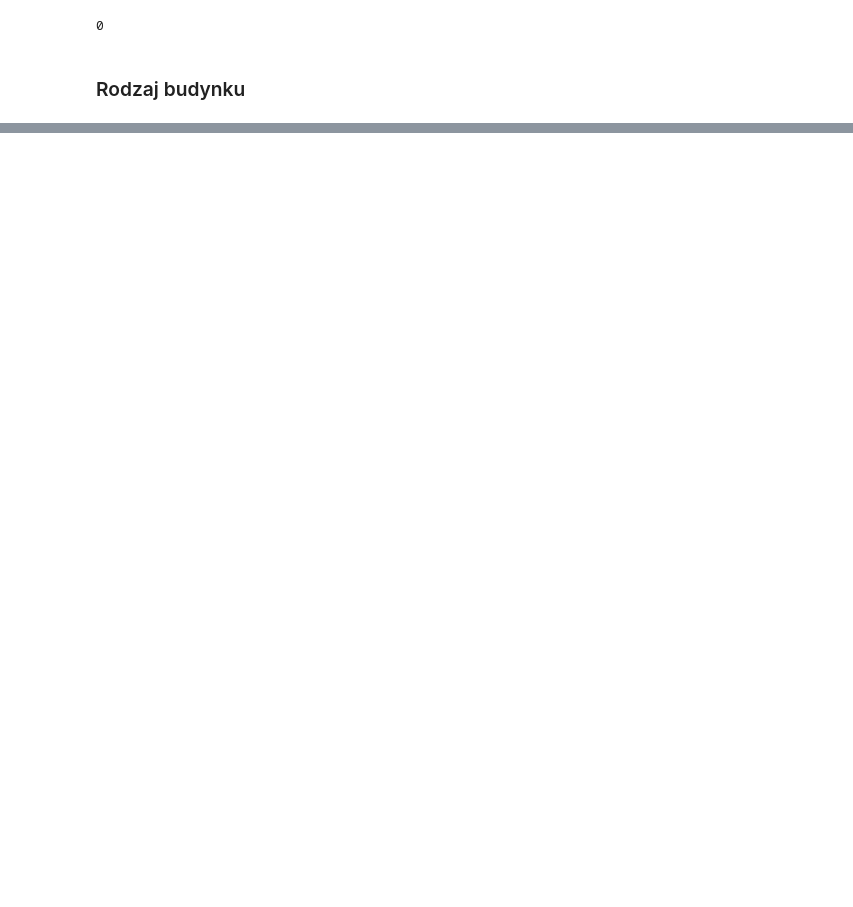
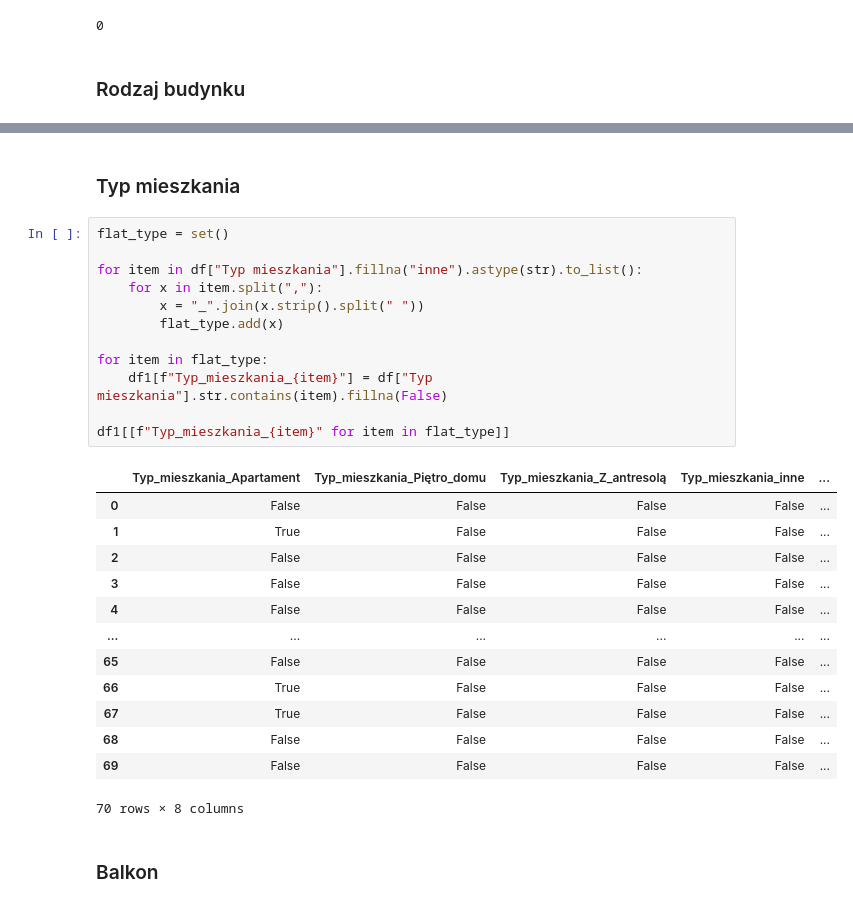
Before and after one commit to kapipapi/real-estate-analysis, a Jupyter notebook: data_cleansing.ipynb, the cells around one changed output, grey strips where cells are left out. Cells and saved outputs as stored; diff of their text form; blank space fills up the shorter version.

```diff
--- a/data_cleansing.ipynb
+++ b/data_cleansing.ipynb
@@ -144,0 +360,30 @@ Index(['Apartamentowo-handlowy', 'Biurowo-handlowy', 'Budynek apartamentowy',
+# %% [markdown]
+### Typ mieszkania
+# %%
+flat_type = set()
+
+for item in df["Typ mieszkania"].fillna("inne").astype(str).to_list():
+    for x in item.split(","):
+        x = "_".join(x.strip().split(" "))
+        flat_type.add(x)
+
+for item in flat_type:
+    df1[f"Typ_mieszkania_{item}"] = df["Typ mieszkania"].str.contains(item).fillna(False)
+
+df1[[f"Typ_mieszkania_{item}" for item in flat_type]]
+# %% [output]
+|  | Typ_mieszkania_Apartament | Typ_mieszkania_Piętro_domu | Typ_mieszkania_Z_antresolą | Typ_mieszkania_inne | ... |
+| 0 | False | False | False | False | ... |
+| 1 | True | False | False | False | ... |
+| 2 | False | False | False | False | ... |
+| 3 | False | False | False | False | ... |
+| 4 | False | False | False | False | ... |
+| ... | ... | ... | ... | ... | ... |
+| 65 | False | False | False | False | ... |
+| 66 | True | False | False | False | ... |
+| 67 | True | False | False | False | ... |
+| 68 | False | False | False | False | ... |
+| 69 | False | False | False | False | ... |
+70 rows × 8 columns
+# %% [markdown]
+### Balkon
```
Also changed, not shown: parts of 46 cells of this notebook, 1 other file.
